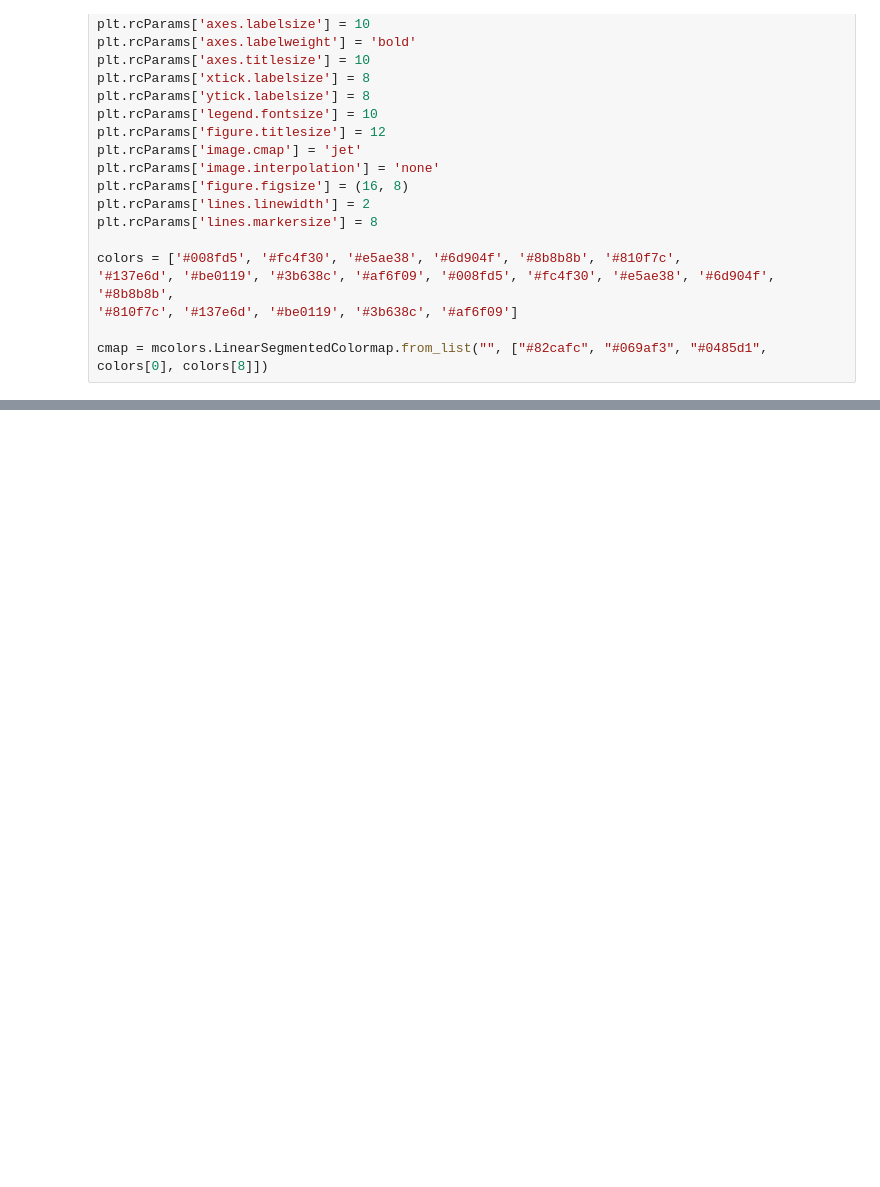
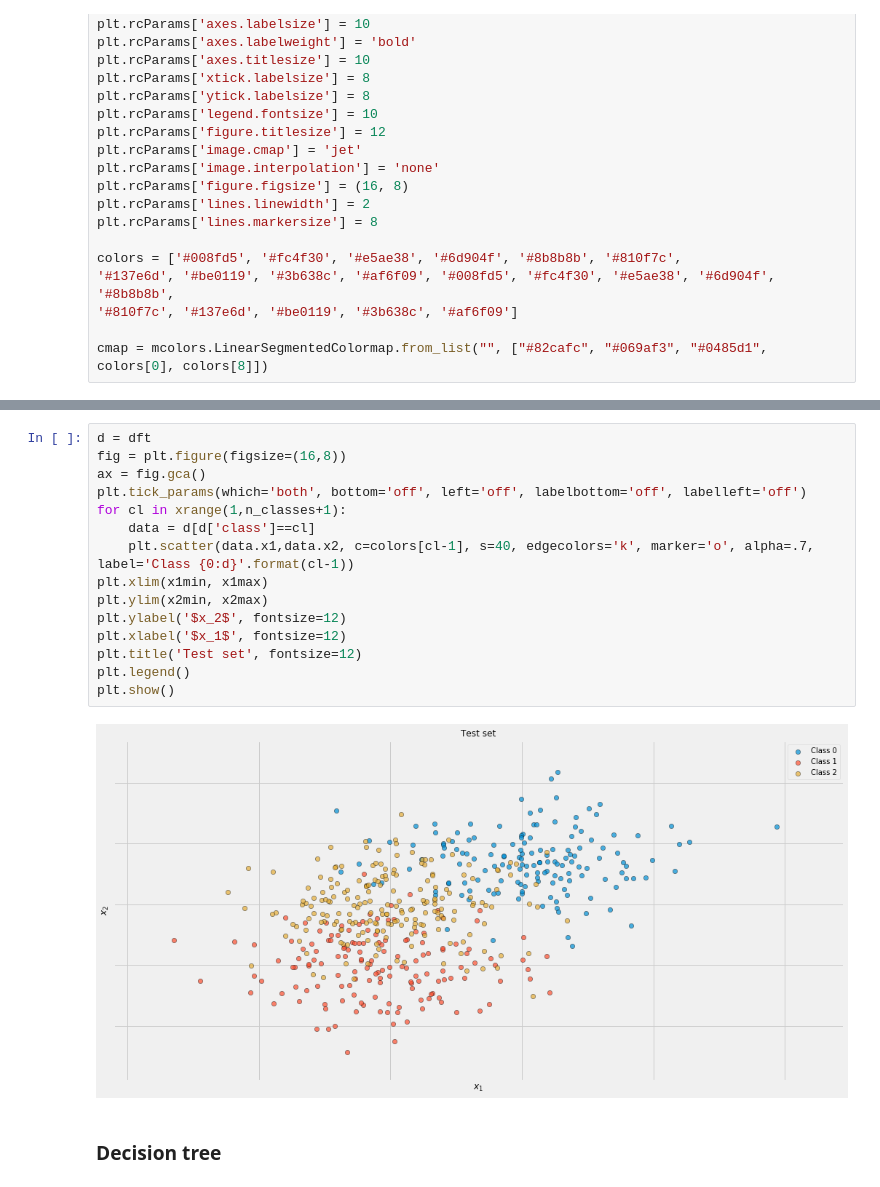
Before and after one commit to tvml/ml2526, a Jupyter notebook: codici/ensemble.ipynb, the cells around one changed output, grey strips where cells are left out. Cells and saved outputs as stored; diff of their text form; blank space fills up the shorter version.

```diff
--- a/codici/ensemble.ipynb
+++ b/codici/ensemble.ipynb
@@ -212,0 +94,19 @@ Adaboost with features: 2-3, maxdepth=13, 15 estimatos. Score = 0.99333
+# %%
+d = dft
+fig = plt.figure(figsize=(16,8))
+ax = fig.gca()
+plt.tick_params(which='both', bottom='off', left='off', labelbottom='off', labelleft='off')
+for cl in xrange(1,n_classes+1):
+    data = d[d['class']==cl]
+    plt.scatter(data.x1,data.x2, c=colors[cl-1], s=40, edgecolors='k', marker='o', alpha=.7, label='Class {0:d}'.format(cl-1))
+plt.xlim(x1min, x1max)
+plt.ylim(x2min, x2max)
+plt.ylabel('$x_2$', fontsize=12)
+plt.xlabel('$x_1$', fontsize=12)
+plt.title('Test set', fontsize=12)
+plt.legend()
+plt.show()
+# %% [output]
+[figure, added]
+# %% [markdown]
+### Decision tree
```
Also changed, not shown: parts of 40 cells of this notebook, 3 other files.
